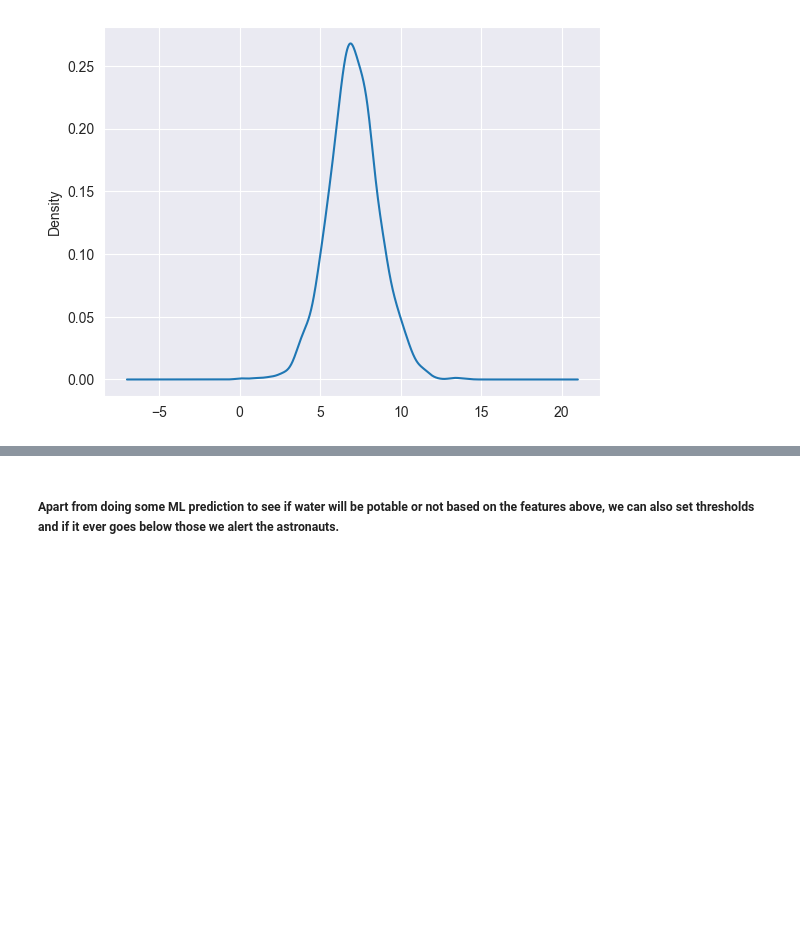
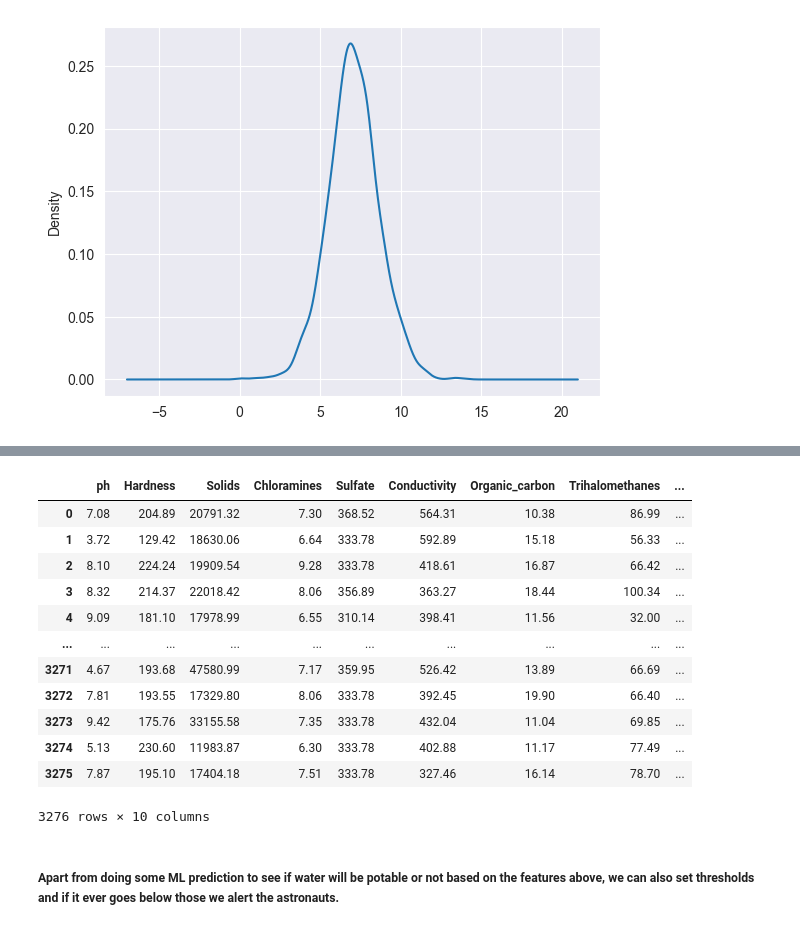
Before and after one commit to EMezzi/MarsDoctors, a Jupyter notebook: EDA/habitat_water_EDA.ipynb, the cells around one changed output, grey strips where cells are left out. Cells and saved outputs as stored; diff of their text form; code cells hidden in the pictures; blank space fills up the shorter version.

```diff
--- a/EDA/habitat_water_EDA.ipynb
+++ b/EDA/habitat_water_EDA.ipynb
@@ -112,3 +114,19 @@ Name: Hardness, dtype: float64
+# %%
+water_dataset
+# %% [output]
+|  | ph | Hardness | Solids | Chloramines | Sulfate | Conductivity | Organic_carbon | Trihalomethanes | ... |
+| 0 | 7.08 | 204.89 | 20791.32 | 7.30 | 368.52 | 564.31 | 10.38 | 86.99 | ... |
+| 1 | 3.72 | 129.42 | 18630.06 | 6.64 | 333.78 | 592.89 | 15.18 | 56.33 | ... |
+| 2 | 8.10 | 224.24 | 19909.54 | 9.28 | 333.78 | 418.61 | 16.87 | 66.42 | ... |
+| 3 | 8.32 | 214.37 | 22018.42 | 8.06 | 356.89 | 363.27 | 18.44 | 100.34 | ... |
+| 4 | 9.09 | 181.10 | 17978.99 | 6.55 | 310.14 | 398.41 | 11.56 | 32.00 | ... |
+| ... | ... | ... | ... | ... | ... | ... | ... | ... | ... |
+| 3271 | 4.67 | 193.68 | 47580.99 | 7.17 | 359.95 | 526.42 | 13.89 | 66.69 | ... |
+| 3272 | 7.81 | 193.55 | 17329.80 | 8.06 | 333.78 | 392.45 | 19.90 | 66.40 | ... |
+| 3273 | 9.42 | 175.76 | 33155.58 | 7.35 | 333.78 | 432.04 | 11.04 | 69.85 | ... |
+| 3274 | 5.13 | 230.60 | 11983.87 | 6.30 | 333.78 | 402.88 | 11.17 | 77.49 | ... |
+| 3275 | 7.87 | 195.10 | 17404.18 | 7.51 | 333.78 | 327.46 | 16.14 | 78.70 | ... |
+3276 rows × 10 columns
 # %% [markdown]
 ##### Apart from doing some ML prediction to see if water will be potable or not based on the features above, we can also set thresholds and if it ever goes below those we alert the astronauts.
 # %%
```
Also changed, not shown: parts of 9 cells of this notebook, 4 other files.
